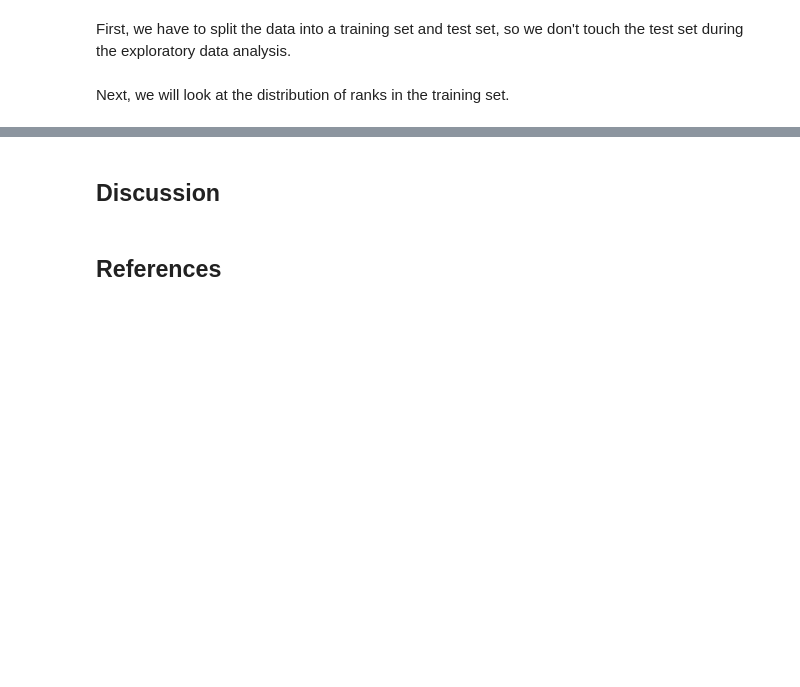
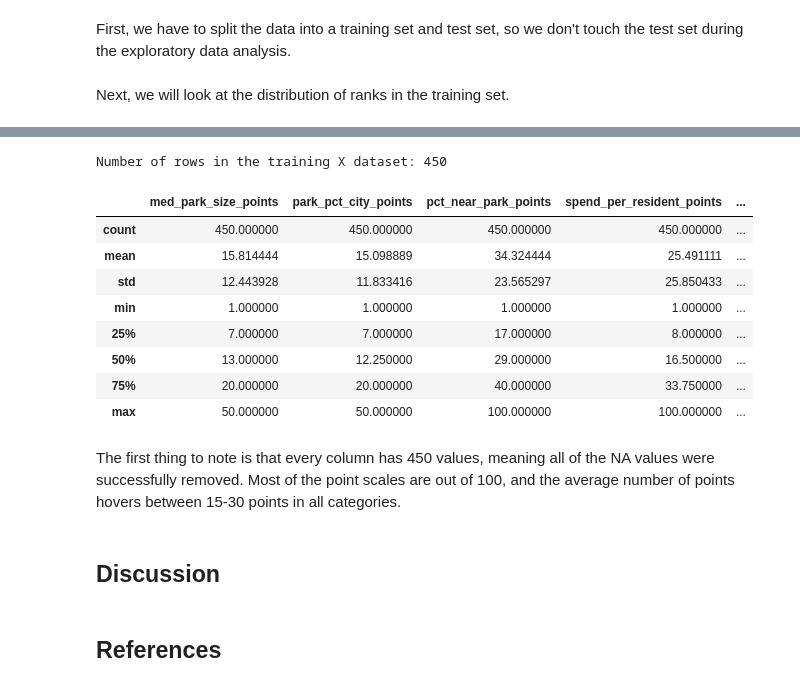
Before and after one commit to UBC-DSCI-310-2025W2/dsci-310-group-08, a Jupyter notebook: notebooks/parks_analysis.ipynb, the cells around one changed output, grey strips where cells are left out. Cells and saved outputs as stored; diff of their text form; code cells hidden in the pictures; blank space fills up the shorter version.

Commit message:
added summary table of the training set

```diff
--- a/notebooks/parks_analysis.ipynb
+++ b/notebooks/parks_analysis.ipynb
@@ -199,3 +199,19 @@ The ranks are somewhat evenly distributed, with most parks receiving a lower ran
+# %%
+print("Number of rows in the training X dataset:", len(X_train))
+X_train.describe()
+# %% [output]
+Number of rows in the training X dataset: 450
+|  | med_park_size_points | park_pct_city_points | pct_near_park_points | spend_per_resident_points | ... |
+| count | 450.000000 | 450.000000 | 450.000000 | 450.000000 | ... |
+| mean | 15.814444 | 15.098889 | 34.324444 | 25.491111 | ... |
+| std | 12.443928 | 11.833416 | 23.565297 | 25.850433 | ... |
+| min | 1.000000 | 1.000000 | 1.000000 | 1.000000 | ... |
+| 25% | 7.000000 | 7.000000 | 17.000000 | 8.000000 | ... |
+| 50% | 13.000000 | 12.250000 | 29.000000 | 16.500000 | ... |
+| 75% | 20.000000 | 20.000000 | 40.000000 | 33.750000 | ... |
+| max | 50.000000 | 50.000000 | 100.000000 | 100.000000 | ... |
+# %% [markdown]
+The first thing to note is that every column has 450 values, meaning all of the NA values were successfully removed.  Most of the point scales are out of 100, and the average number of points hovers between 15-30 points in all categories.
 # %% [markdown]
 ## Discussion
 # %% [markdown]
```
Also changed, not shown: parts of 3 cells of this notebook.
